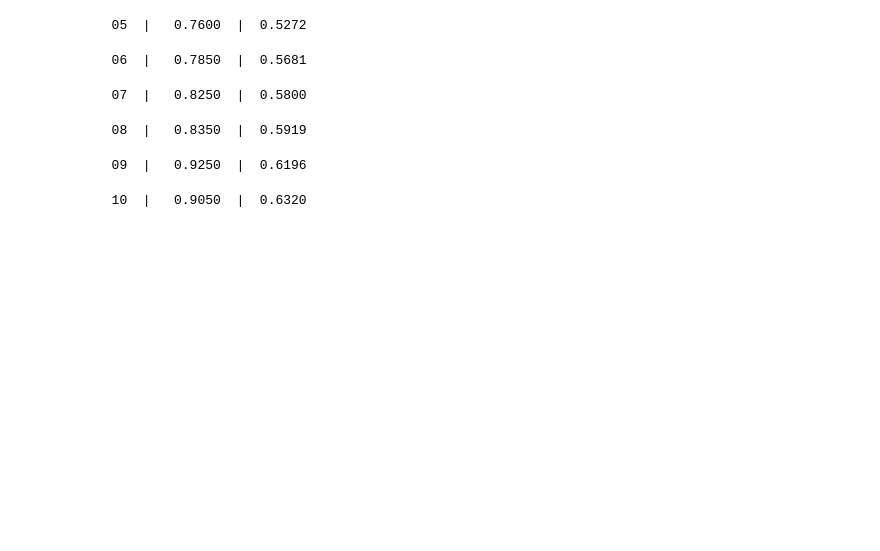
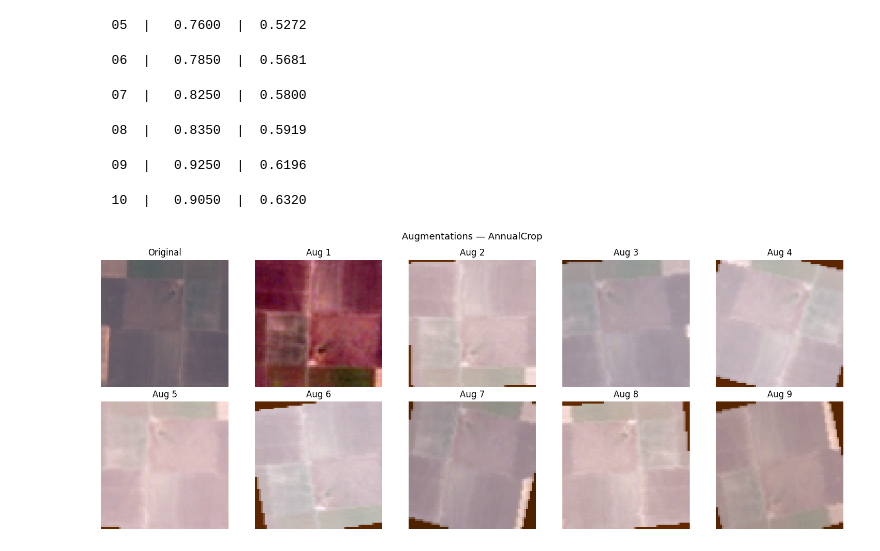
Before and after one commit to harsha29292/Satellite-Land-Cover-Classification, a Jupyter notebook: eurosat.ipynb, the cells around one changed output. Saved outputs shown, nothing was run; the diff lists cells and outputs as text; code cells hidden in the pictures; blank space fills up the shorter version.

```diff
--- a/eurosat.ipynb
+++ b/eurosat.ipynb
@@ -507,3 +507,49 @@ Epoch | Train Acc | Val Acc
   08  |   0.8350  |  0.5919
   09  |   0.9250  |  0.6196
   10  |   0.9050  |  0.6320
+# %%
+import torchvision.transforms as transforms
+import matplotlib.pyplot as plt
+
+# Define augmentation pipeline
+train_transforms = transforms.Compose([
+    transforms.RandomHorizontalFlip(p=0.5),
+    transforms.RandomVerticalFlip(p=0.5),
+    transforms.RandomRotation(degrees=15),
+    transforms.ColorJitter(brightness=0.2, contrast=0.2, saturation=0.2),
+    transforms.RandomResizedCrop(64, scale=(0.8, 1.0)),
+    transforms.ToTensor(),
+    transforms.Normalize(mean=[0.3444, 0.3803, 0.4078],
+                         std=[0.2038, 0.1367, 0.1147])
+])
+
+# Load one raw image
+raw_dataset = datasets.EuroSAT(root="./data", transform=transforms.ToTensor(), download=False)
+raw_image, label = raw_dataset[0]
+
+# Apply augmentation multiple times to same image
+aug_dataset = datasets.EuroSAT(root="./data", transform=train_transforms, download=False)
+
+fig, axes = plt.subplots(2, 5, figsize=(15, 6))
+axes = axes.flatten()
+
+# Original
+axes[0].imshow(raw_image.permute(1,2,0))
+axes[0].set_title("Original")
+axes[0].axis('off')
+
+# 9 augmented versions
+for i in range(1, 10):
+    aug_image, _ = aug_dataset[0]
+    # Denormalize for display
+    img = aug_image.permute(1,2,0).numpy()
+    img = (img - img.min()) / (img.max() - img.min())
+    axes[i].imshow(img)
+    axes[i].set_title(f"Aug {i}")
+    axes[i].axis('off')
+
+plt.suptitle(f"Augmentations — {raw_dataset.classes[label]}", fontsize=13)
+plt.tight_layout()
+plt.show()
+# %% [output]
+[figure, added]
```
Also changed, not shown: parts of 4 cells of this notebook, 1 other file.
